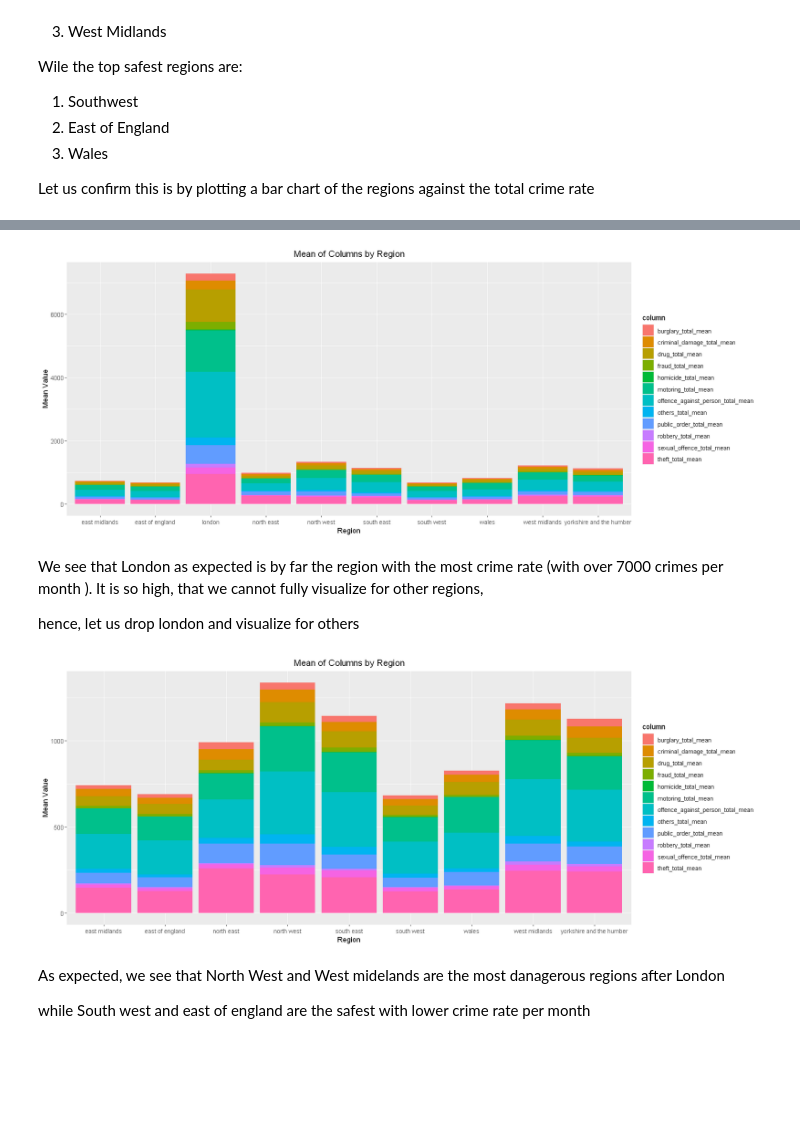
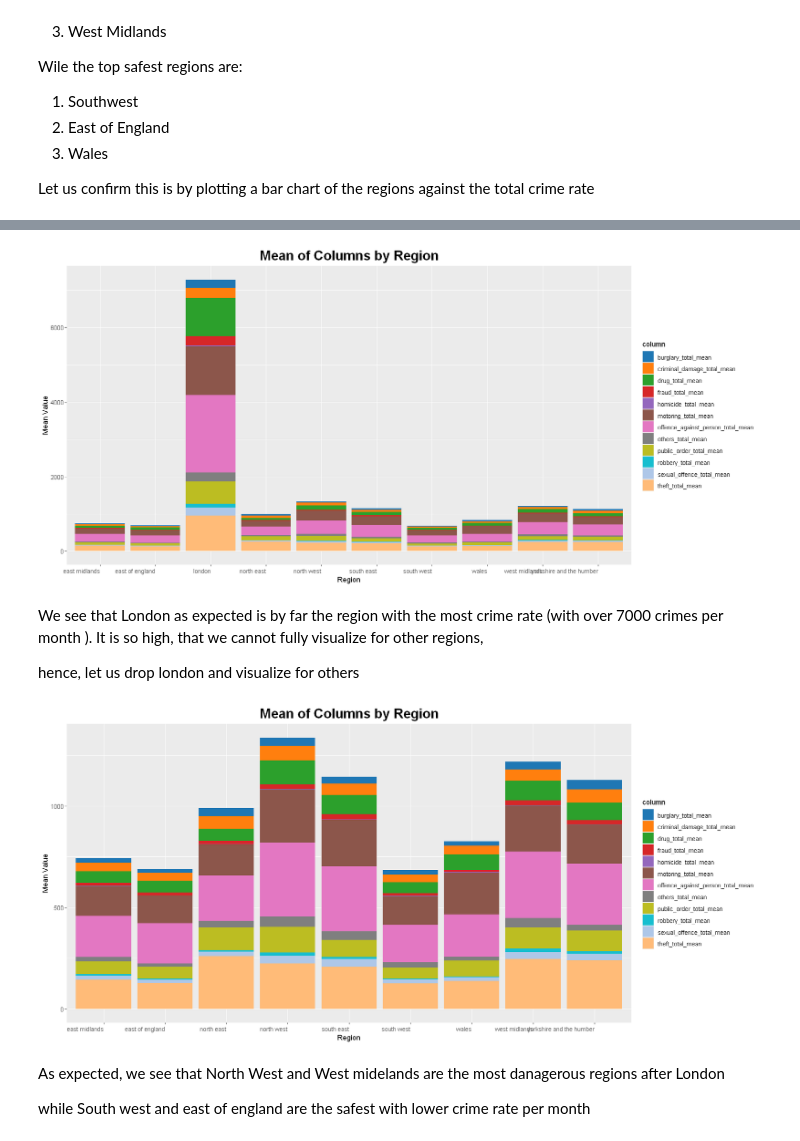
Before and after one commit to ETOROABASI/UK-Crown-Prosecution-Service-Analysis, a Jupyter notebook: Test_Assessment_R.ipynb, the cells around one changed output, grey strips where cells are left out. Cells and saved outputs as stored; diff of their text form; code cells hidden in the pictures; blank space fills up the shorter version.

```diff
--- a/Test_Assessment_R.ipynb
+++ b/Test_Assessment_R.ipynb
@@ -1282,14 +1314,6 @@ tidy_means <- means_by_region %>%
 colors <- c("#1f77b4", "#ff7f0e", "#2ca02c", "#d62728", "#9467bd", "#8c564b", "#e377c2", "#7f7f7f", "#bcbd22", "#17becf", "#aec7e8", "#ffbb78")
 
 
-bar_plot <- ggplot(tidy_means, aes(x = region, y = Mean, fill = Variable)) +
-  geom_bar(stat = "identity", position = "dodge") +
-  labs(title = "Mean Crime Rate per Month by Region",
-       x = "Region",
-       y = "Mean") +
-  scale_fill_manual(values = colors)+
-  theme(plot.title = element_text(hjust = 0.5))
-
-# Display the bar plot
-print(bar_plot)
+ bar_plot(df = tidy_means, x= "region", y = "Mean", title = "Mean Crime Rate per Month by Region",
+ x_label = "Region", y_label = "Mean", fill_aes = "Variable", position = "dodge", scale_fill_manual_value= colors)
 # %% [output]
@@ -1454,39 +1486,31 @@ Let us confirm this is by plotting a bar chart of the regions against the total
 # %%
 
 # Calculate the mean values by region for the three columns
 mean_values <- combined_data_df %>%
   group_by(region) %>%
   summarize(homicide_total_mean = mean(homicide_total),
             fraud_total_mean = mean(fraud_total),
             offence_against_person_total_mean = mean(offence_against_person_total),
             sexual_offence_total_mean = mean(sexual_offence_total),
             burglary_total_mean = mean(burglary_total),
             robbery_total_mean = mean(robbery_total),
             theft_total_mean = mean(theft_total),
             criminal_damage_total_mean = mean(criminal_damage_total),
             drug_total_mean = mean(drug_total),
             public_order_total_mean = mean(public_order_total),
             others_total_mean = mean(others_total),
             motoring_total_mean = mean(motoring_total))
 
 # Reshape the data to long format
 mean_values_long <- mean_values %>%
   pivot_longer(cols = ends_with("_mean"),
                names_to = "column",
                values_to = "mean_value")
 
-# Create a stacked bar plot
-bar_chart <- ggplot(mean_values_long, aes(x = region, y = mean_value, fill = column)) +
-  geom_bar(stat = "identity") +
-  labs(title = "Mean of Columns by Region",
-       x = "Region",
-       y = "Mean Value") +
-  theme(plot.title = element_text(hjust = 0.5))
-
-# Display the bar chart
-print(bar_chart)
+bar_plot(df = mean_values_long, x = "region", y = "mean_value", title = "Mean of Columns by Region",
+x_label = "Region", y_label = "Mean Value", fill_aes ="column", scale_fill_manual_value = colors)
 # %% [output]
-[figure, old version]
+[figure, new version]
 # %% [markdown]
 We see that London as expected is by far the region with the most crime rate (with over 7000 crimes per month ). It is so high, that we cannot fully visualize for other regions,
 
@@ -1514,18 +1538,10 @@ mean_values_long <- mean_values %>%
                names_to = "column",
                values_to = "mean_value")
 
-# Create a stacked bar plot
-bar_chart <- ggplot(mean_values_long, aes(x = region, y = mean_value, fill = column)) +
-  geom_bar(stat = "identity") +
-  labs(title = "Mean of Columns by Region",
-       x = "Region",
-       y = "Mean Value") +
-  theme(plot.title = element_text(hjust = 0.5))
-
-# Display the bar chart
-print(bar_chart)
+bar_plot(df = mean_values_long, x = "region", y = "mean_value", title = "Mean of Columns by Region",
+x_label = "Region", y_label = "Mean Value", fill_aes ="column", scale_fill_manual_value = colors)
 # %% [output]
-[figure, old version]
+[figure, new version]
 # %% [markdown]
 As expected, we see that North West and West midelands are the most danagerous regions after London
 
```
Also changed, not shown: parts of 53 cells of this notebook.
